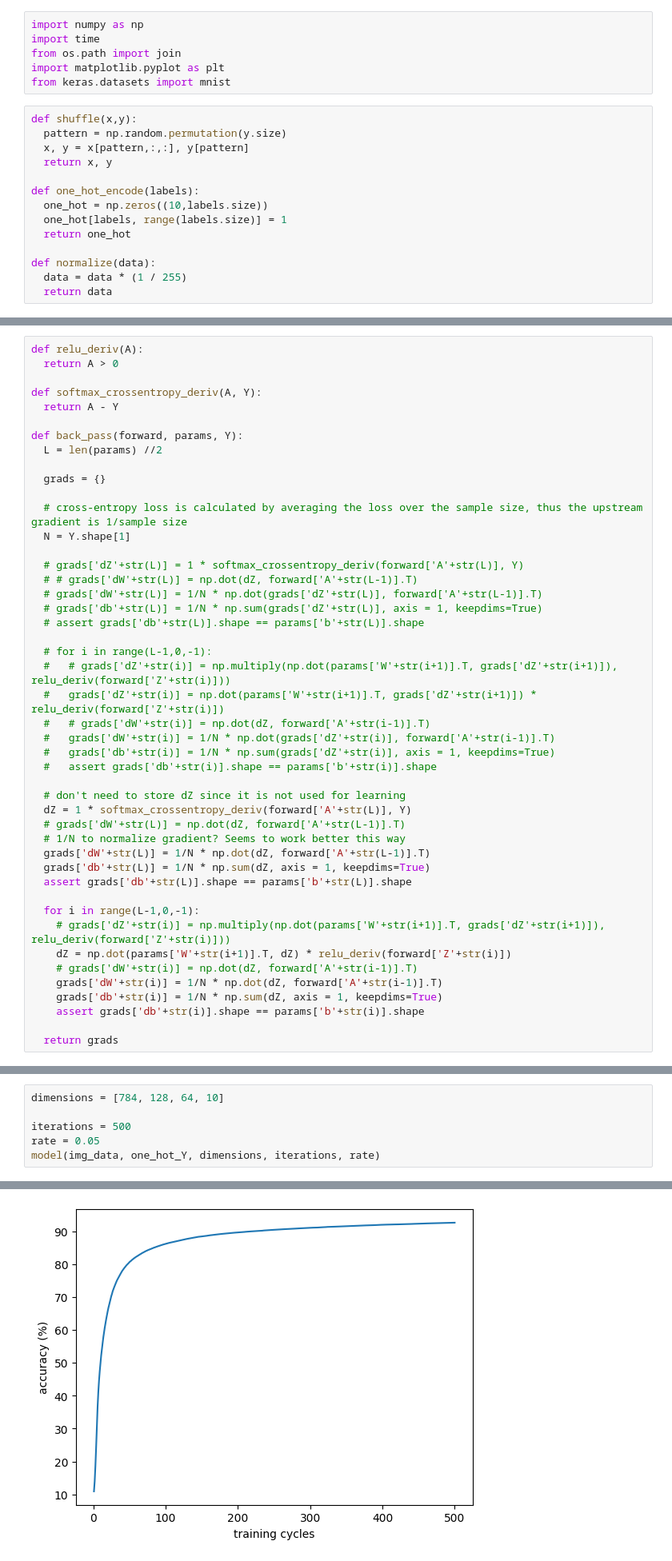
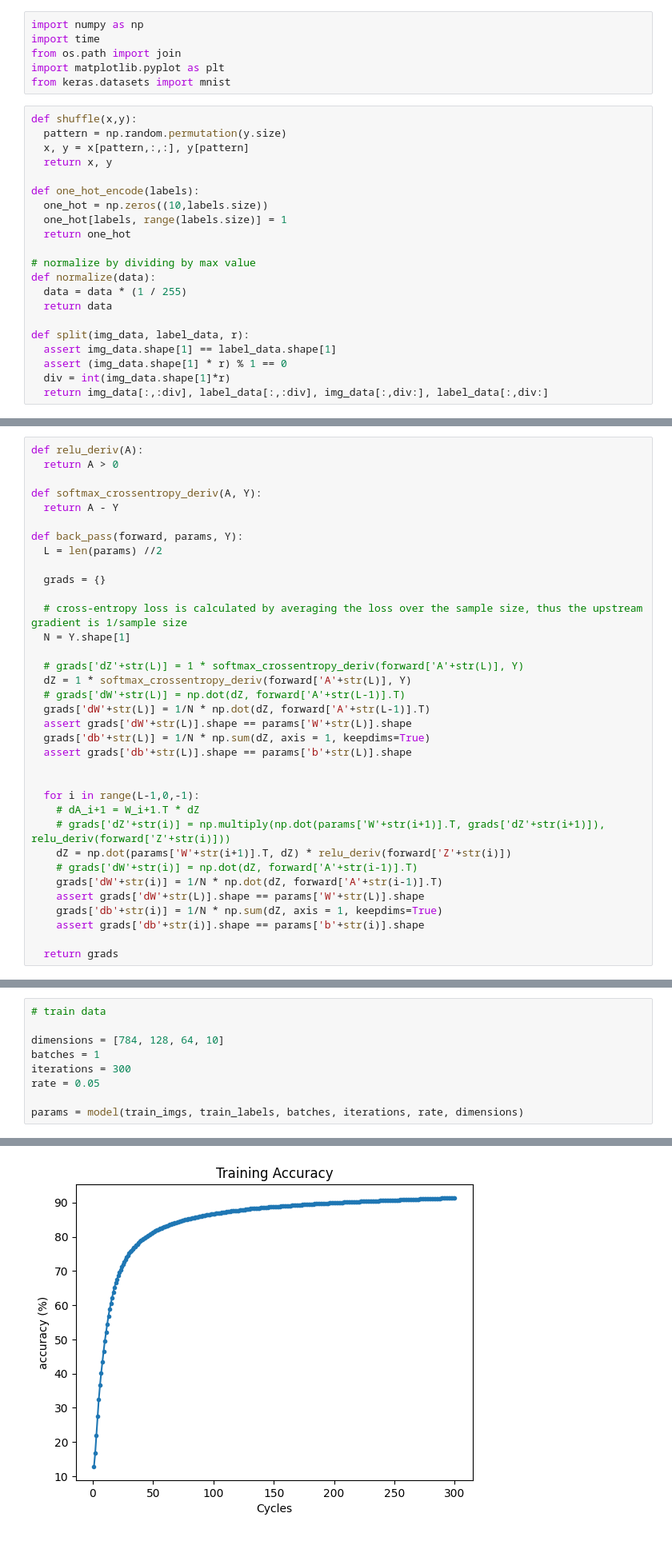
Before and after one commit to step-cheng/mnist_from_scratch, a Jupyter notebook: mnist_scratch.ipynb, the cells around one changed output, grey strips where cells are left out. Shown at 80% size. Drawn from its saved outputs; the diff is of its cells as text.

```diff
--- a/mnist_scratch.ipynb
+++ b/mnist_scratch.ipynb
@@ -17,8 +17,15 @@ def one_hot_encode(labels):
   one_hot[labels, range(labels.size)] = 1
   return one_hot
 
+# normalize by dividing by max value
 def normalize(data):
   data = data * (1 / 255)
   return data
+
+def split(img_data, label_data, r):
+  assert img_data.shape[1] == label_data.shape[1]
+  assert (img_data.shape[1] * r) % 1 == 0
+  div = int(img_data.shape[1]*r)
+  return img_data[:,:div], label_data[:,:div], img_data[:,div:], label_data[:,div:]
 # %%
 (x_train, y_train), (x_test, y_test) = mnist.load_data()
@@ -93,32 +118,21 @@ def back_pass(forward, params, Y):
   N = Y.shape[1]
 
   # grads['dZ'+str(L)] = 1 * softmax_crossentropy_deriv(forward['A'+str(L)], Y)
-  # # grads['dW'+str(L)] = np.dot(dZ, forward['A'+str(L-1)].T)
-  # grads['dW'+str(L)] = 1/N * np.dot(grads['dZ'+str(L)], forward['A'+str(L-1)].T)
-  # grads['db'+str(L)] = 1/N * np.sum(grads['dZ'+str(L)], axis = 1, keepdims=True)
-  # assert grads['db'+str(L)].shape == params['b'+str(L)].shape
-
-  # for i in range(L-1,0,-1):
-  #   # grads['dZ'+str(i)] = np.multiply(np.dot(params['W'+str(i+1)].T, grads['dZ'+str(i+1)]), relu_deriv(forward['Z'+str(i)]))
-  #   grads['dZ'+str(i)] = np.dot(params['W'+str(i+1)].T, grads['dZ'+str(i+1)]) * relu_deriv(forward['Z'+str(i)])
-  #   # grads['dW'+str(i)] = np.dot(dZ, forward['A'+str(i-1)].T)
-  #   grads['dW'+str(i)] = 1/N * np.dot(grads['dZ'+str(i)], forward['A'+str(i-1)].T)
-  #   grads['db'+str(i)] = 1/N * np.sum(grads['dZ'+str(i)], axis = 1, keepdims=True)
-  #   assert grads['db'+str(i)].shape == params['b'+str(i)].shape
-
-  # don't need to store dZ since it is not used for learning
   dZ = 1 * softmax_crossentropy_deriv(forward['A'+str(L)], Y)
   # grads['dW'+str(L)] = np.dot(dZ, forward['A'+str(L-1)].T)
-  # 1/N to normalize gradient? Seems to work better this way
   grads['dW'+str(L)] = 1/N * np.dot(dZ, forward['A'+str(L-1)].T)
+  assert grads['dW'+str(L)].shape == params['W'+str(L)].shape
   grads['db'+str(L)] = 1/N * np.sum(dZ, axis = 1, keepdims=True)
   assert grads['db'+str(L)].shape == params['b'+str(L)].shape
 
+
   for i in range(L-1,0,-1):
+    # dA_i+1 = W_i+1.T * dZ
     # grads['dZ'+str(i)] = np.multiply(np.dot(params['W'+str(i+1)].T, grads['dZ'+str(i+1)]), relu_deriv(forward['Z'+str(i)]))
     dZ = np.dot(params['W'+str(i+1)].T, dZ) * relu_deriv(forward['Z'+str(i)])
     # grads['dW'+str(i)] = np.dot(dZ, forward['A'+str(i-1)].T)
     grads['dW'+str(i)] = 1/N * np.dot(dZ, forward['A'+str(i-1)].T)
+    assert grads['dW'+str(L)].shape == params['W'+str(L)].shape
     grads['db'+str(i)] = 1/N * np.sum(dZ, axis = 1, keepdims=True)
     assert grads['db'+str(i)].shape == params['b'+str(i)].shape
 
@@ -156,7 +194,10 @@ def model(img_data, label_data, dims, iterations, rate):
 # %%
+# train data
+
 dimensions = [784, 128, 64, 10]
+batches = 1
+iterations = 300
+rate = 0.05
 
-iterations = 500
-rate = 0.05
-model(img_data, one_hot_Y, dimensions, iterations, rate)
+params = model(train_imgs, train_labels, batches, iterations, rate, dimensions)
 # %% [output]
@@ -180 +221 @@ Accuracy at iteration 500: 0.9258166666666666
-[figure, old version]
+[figure, new version]
```
Also changed, not shown: parts of 7 cells of this notebook.
